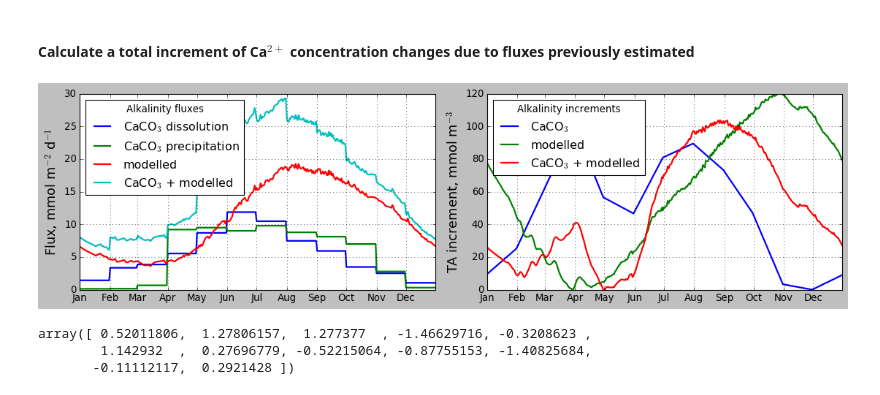
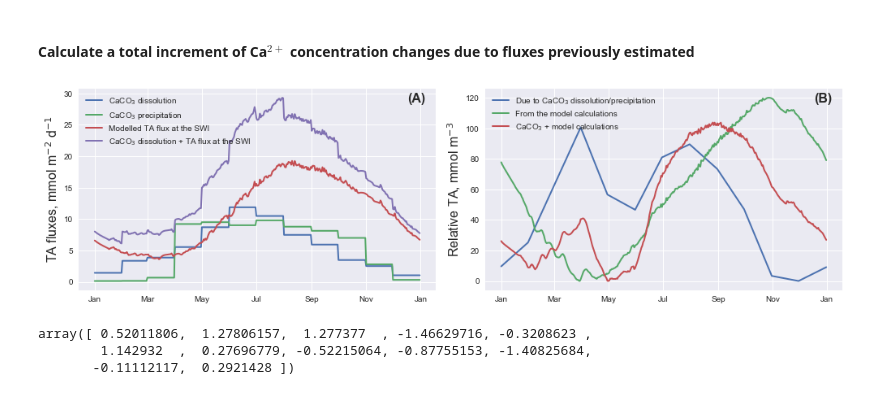
Before and after one commit to limash/Alkalinity_in_the_Wadden_Sea, a Jupyter notebook: 2_some_test_and_estimations.ipynb, the cells around one changed output. Drawn from its saved outputs; the diff is of its cells as text; code cells hidden in the pictures.

```diff
--- a/2_some_test_and_estimations.ipynb
+++ b/2_some_test_and_estimations.ipynb
@@ -6,6 +6,8 @@ import matplotlib.pyplot as plt
 import plot_functions as pf
 import pandas as pd
 import xarray as xr
+import seaborn as sns #sets up styles and gives us more plotting options
+sns.set()
 # %% [markdown]
 #### Open an initial dataset (observed values) from 1_generated in generate_the_Wadden_Sed.ipynb file
 # %%
@@ -499,40 +501,51 @@ result_array = alk_array + calpart
 # %%
 import matplotlib.dates as mdates
 
-plt.style.use('classic')
 fig = plt.figure(figsize=(14, 4))
 ax1 = fig.add_subplot(1, 2, 1) # row-col-num
-ax1.xaxis_date()
-ax1.xaxis.set_major_formatter(mdates.DateFormatter('%b'))
+#ax1.xaxis_date()
+#ax1.xaxis.set_major_formatter(mdates.DateFormatter('%b'))
 ax1.plot(alk_surface_year['time'], caco3_dis*2, linewidth=2, label=r'CaCO$_3$ dissolution')
 ax1.plot(alk_surface_year['time'], caco3_pre*2, linewidth=2, label=r'CaCO$_3$ precipitation')
-ax1.plot(alk_surface_year['time'], alkflux_bottom_year['B_C_Alk   _flux'], linewidth=2, label=r'modelled')
-ax1.plot(alk_surface_year['time'], caco3_dis*2+alkflux_bottom_year['B_C_Alk   _flux'], linewidth=2, label=r'CaCO$_3$ + modelled')
+ax1.plot(alk_surface_year['time'], alkflux_bottom_year['B_C_Alk   _flux'], linewidth=2, label=r'Modelled TA flux at the SWI')
+ax1.plot(alk_surface_year['time'], caco3_dis*2+alkflux_bottom_year['B_C_Alk   _flux'], linewidth=2,
+         label=r'CaCO$_3$ dissolution + TA flux at the SWI')
 # --- add title and axis labels
 #ax.set_title('Alkalinity fluxes')
-ax1.set_ylabel('Flux, mmol m$^{-2}$ d$^{-1}$', fontsize=16)
+ax1.set_ylabel('TA fluxes, mmol m$^{-2}$ d$^{-1}$', fontsize=16)
 #ax.set_xlabel('Month', fontsize=16)
 # --- plot a legend in the best location
-ax1.legend(loc='upper left', title='Alkalinity fluxes')
+ax1.legend(loc='upper left')#, title='Alkalinity fluxes')
 # --- add grid – not in default classic style
 ax1.grid(True)
 ax = fig.add_subplot(1, 2, 2) # row-col-num
-ax.xaxis.set_major_formatter(mdates.DateFormatter('%b'))
-ax.plot(alk_surface_year['time'], calpart-calpart.min(), linewidth=2, label=r'CaCO$_3$')
-ax.plot(alk_surface_year['time'], alk_array-alk_array.min(), linewidth=2, label=r'modelled')
-ax.plot(alk_surface_year['time'], result_array - result_array.min(), linewidth=2, label=r'CaCO$_3$ + modelled')
+#ax.xaxis.set_major_formatter(mdates.DateFormatter('%b'))
+ax.plot(alk_surface_year['time'], calpart-calpart.min(), linewidth=2, label=r'Due to CaCO$_3$ dissolution/precipitation')
+ax.plot(alk_surface_year['time'], alk_array-alk_array.min(), linewidth=2, label=r'From the model calculations')
+ax.plot(alk_surface_year['time'], result_array - result_array.min(), linewidth=2, label=r'CaCO$_3$ + model calculations')
 # --- add title and axis labels
 #ax.set_title('Alkalinity fluxes')
-ax.set_ylabel('TA increment, mmol m$^{-3}$', fontsize=16)
+ax.set_ylabel('Relative TA, mmol m$^{-3}$', fontsize=16)
 #ax.set_xlabel('Month', fontsize=16)
 # --- plot a legend in the best location
-ax.legend(loc='upper left', title='Alkalinity increments')
+ax.legend(loc='upper left')#, title='Alkalinity increments')
 # --- add grid – not in default classic style
-ax.grid(True)
+#ax.grid(True)
+
+fntsz = 16
+x_text = 0.97
+y_text = 0.98
+labels = ('(A)', '(B)')
+# --- improve the layout
+for i,axis in enumerate((ax1,ax)):
+    axis.xaxis.set_major_formatter(mdates.DateFormatter('%b'))
+    axis.text(x_text, y_text, labels[i], transform=axis.transAxes,
+              fontsize=fntsz, fontweight='bold', va='top', ha='right')
 
 fig.tight_layout(pad=1)
+plt.show()
 # %% [output]
-[figure, old version]
+[figure, new version]
 # %%
 ca_array
 # %% [output]
```
Also changed, not shown: parts of 3 cells of this notebook, 1 other file.
